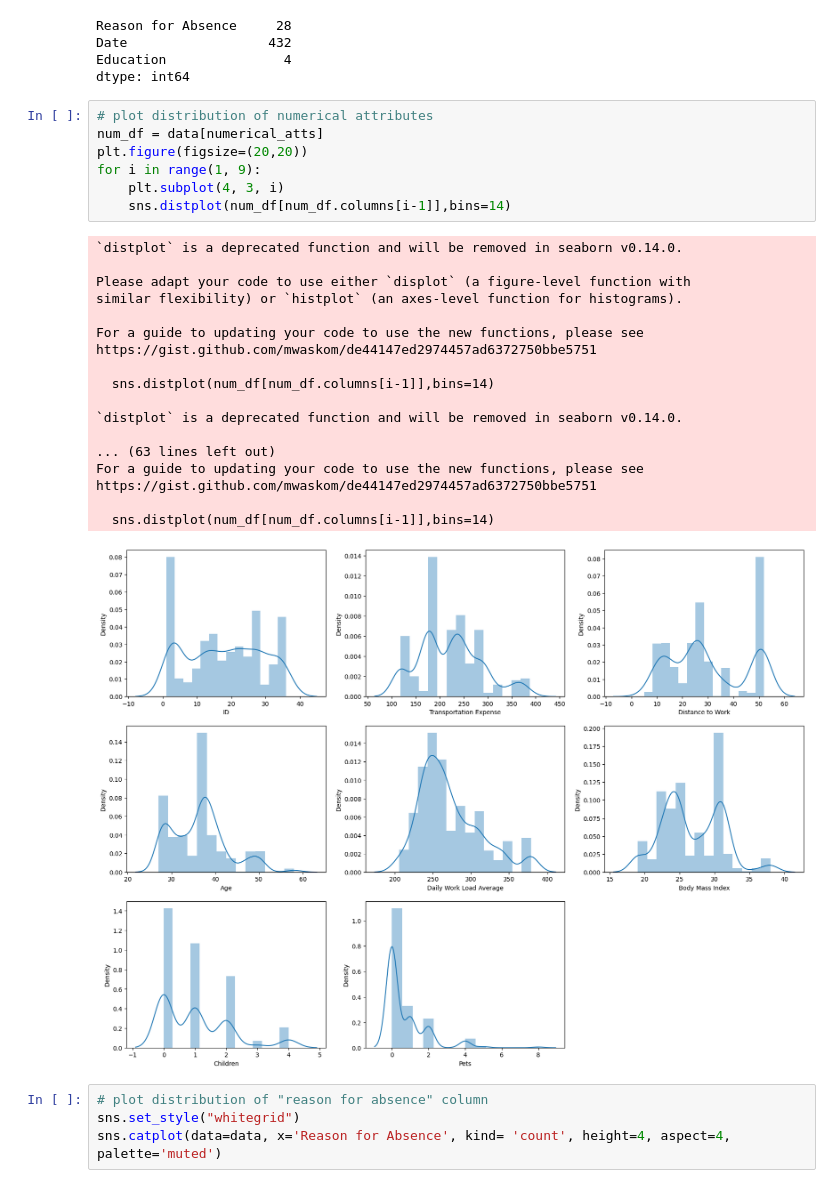
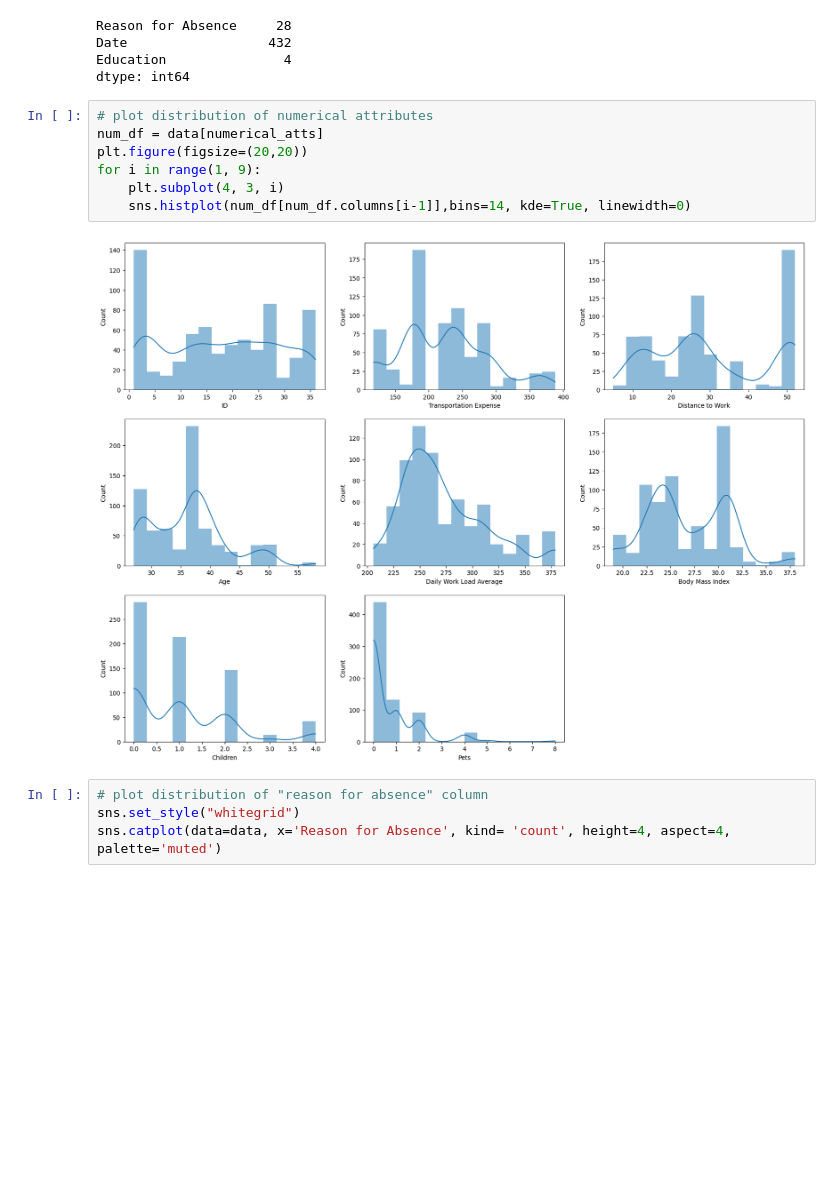
Before and after one commit to christmasv/Proyectos-de-ML, a Jupyter notebook: absentismo_modelo_rlogistica.ipynb, the cells around one changed output. Saved outputs shown, nothing was run; the diff lists cells and outputs as text; blank space fills up the shorter version.

```diff
--- a/absentismo_modelo_rlogistica.ipynb
+++ b/absentismo_modelo_rlogistica.ipynb
@@ -87,29 +97,12 @@ dtype: int64
 # %%
 # plot distribution of numerical attributes
 num_df = data[numerical_atts]
 plt.figure(figsize=(20,20))
 for i in range(1, 9):
     plt.subplot(4, 3, i)
-    sns.distplot(num_df[num_df.columns[i-1]],bins=14)
+    sns.histplot(num_df[num_df.columns[i-1]],bins=14, kde=True, linewidth=0)
 # %% [output]
-`distplot` is a deprecated function and will be removed in seaborn v0.14.0.
-
-Please adapt your code to use either `displot` (a figure-level function with
-similar flexibility) or `histplot` (an axes-level function for histograms).
-
-For a guide to updating your code to use the new functions, please see
-https://gist.github.com/mwaskom/de44147ed2974457ad6372750bbe5751
-
-  sns.distplot(num_df[num_df.columns[i-1]],bins=14)
-
-`distplot` is a deprecated function and will be removed in seaborn v0.14.0.
-
-... (63 lines left out)
-For a guide to updating your code to use the new functions, please see
-https://gist.github.com/mwaskom/de44147ed2974457ad6372750bbe5751
-
-  sns.distplot(num_df[num_df.columns[i-1]],bins=14)
-[figure, old version]
+[figure, new version]
 # %%
 # plot distribution of "reason for absence" column
 sns.set_style("whitegrid")
```
Also changed, not shown: parts of 24 cells of this notebook.
